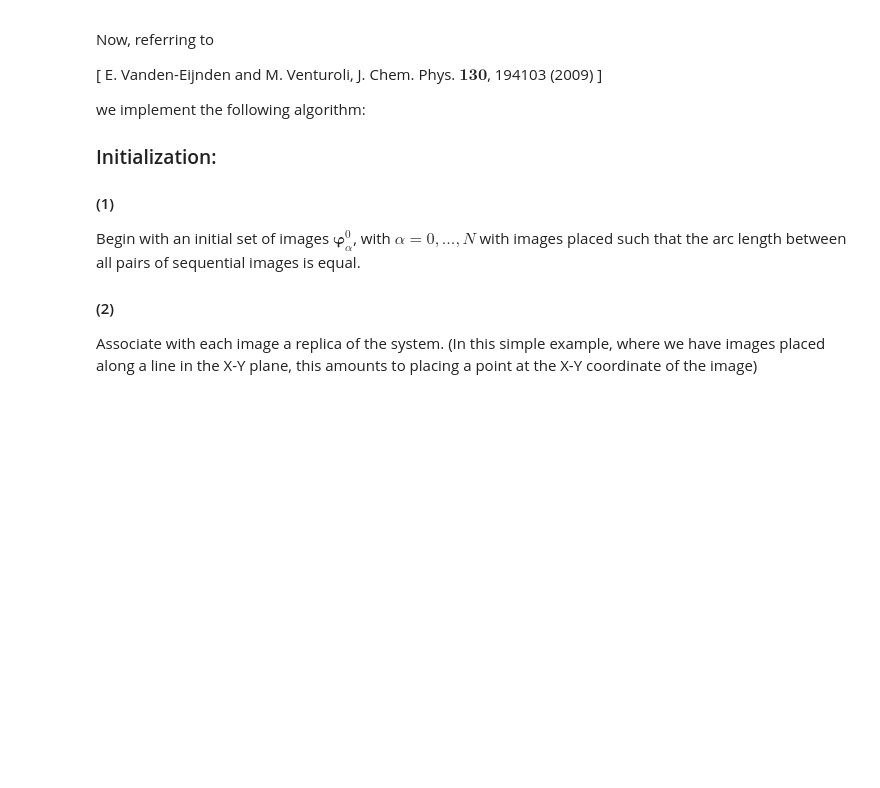
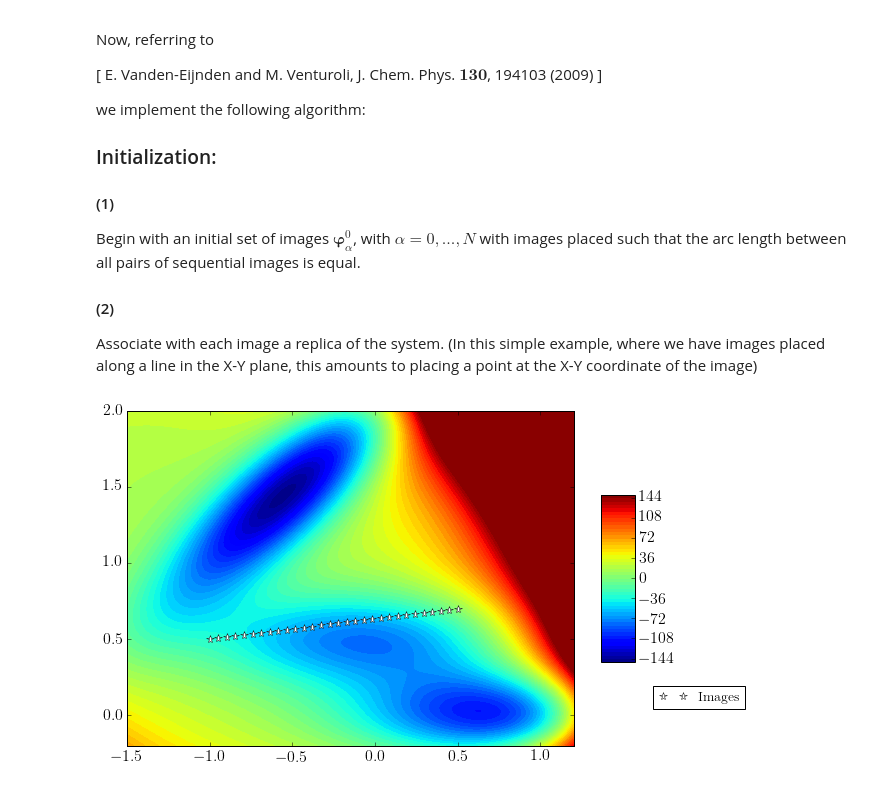
Before and after one commit to bpkeene/FreeEnergyMethods, a Jupyter notebook: FiniteTemperatureString/FiniteTemperatureString.ipynb, the cells around one changed output. Drawn from its saved outputs; the diff is of its cells as text; code cells hidden in the pictures; blank space fills up the shorter version.

```diff
--- a/FiniteTemperatureString/FiniteTemperatureString.ipynb
+++ b/FiniteTemperatureString/FiniteTemperatureString.ipynb
@@ -589,34 +614,36 @@ Associate with each image a replica of the system. (In this simple example, wher
 # create our set of images, and with each we associate a replica..
 # -- we need to decide what our initial curve looks like, i.e. give it some domain in the XY plane on
 #    which it resides;
 #    -- for the purpose of fast convergence, we'll put it more or less along the path; otherwise it takes a bit
 #       of time, and is prone to getting stuck or curling up on itself, even in this idealized case
 
 # we'll pick some number of images with which we'll discretize our curve
 # -- recall: alpha goes from 0, 1, ..., N;
 numberOfImages = 30
 
 # our initial coordinates for alpha = 0 and alpha = N; we will do a linear interpolation for all other images
 # between them
 initial_position_alpha_0 = [-1.0, 0.5]
-initial_position_alpha_N = [0.5, 0.3]
+initial_position_alpha_N = [0.5, 0.7]
 
 # create a String on which we will implement the FTS method on the Mueller potential
 FTS_String = PrincipalCurve(numberOfImages, initial_position_alpha_0, initial_position_alpha_N)
 
 # and we're done setting up our images;
 # note that in the initialization of our images of the principal curve, we already set up the
 # replicas that correspond to each image (refer to the PrincipalCurve class __init__ function).
 
 # returns the x and y positions associated with all images of our string
 imagesToPlotX, imagesToPlotY = FTS_String.getAllImageCoordinates();
 
 # let's overlay our curve on our Mueller potential:
 fig = plt.figure();
 surface = plt.contourf(xvals,yvals,zvalsToPlot,numberOfContours,label='Mueller Potential');
 plt.colorbar(surface, shrink=0.5, aspect=5);
 initialString = plt.plot(imagesToPlotX, imagesToPlotY,'*w',label='Images',linewidth=3)
 plt.legend(['Images'], bbox_to_anchor = (1.4,0.2));
+# %% [output]
+[figure, added]
 # %% [markdown]
 ### Iteration:
 
```
Also changed, not shown: parts of 21 cells of this notebook.
